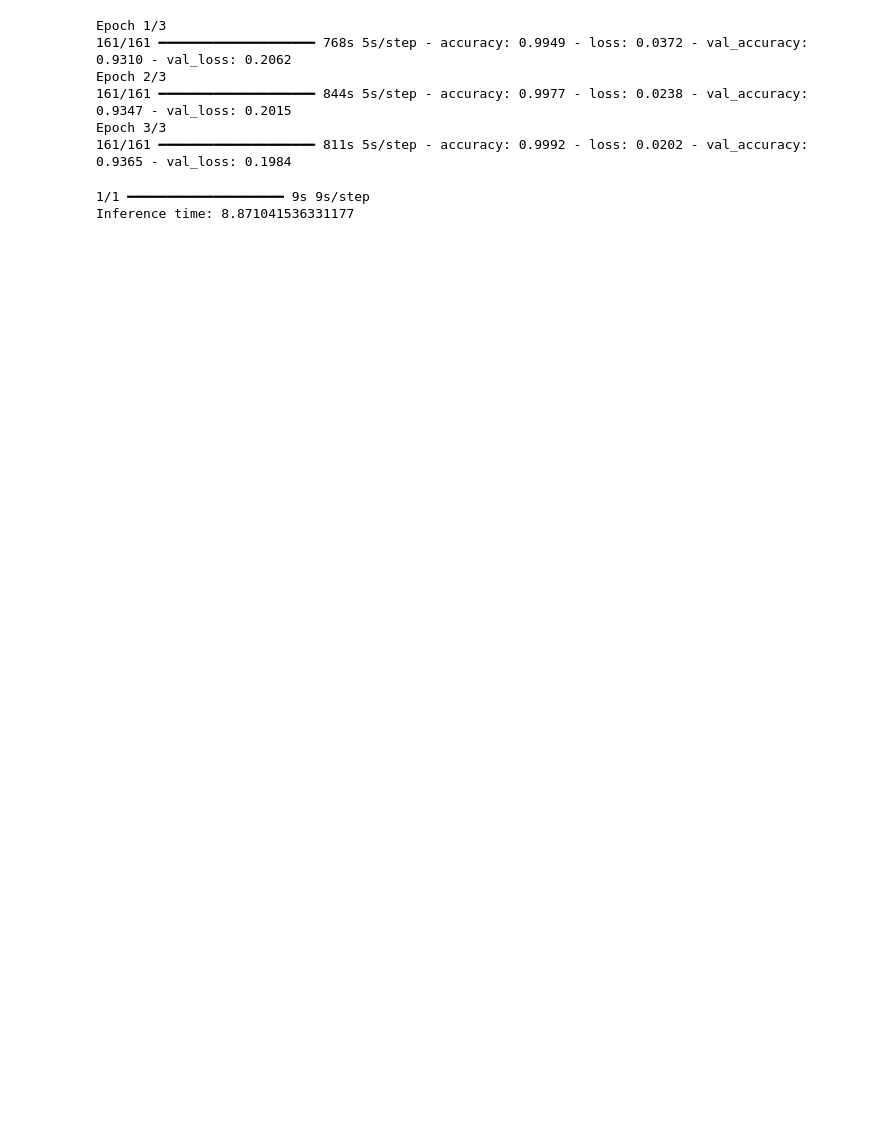
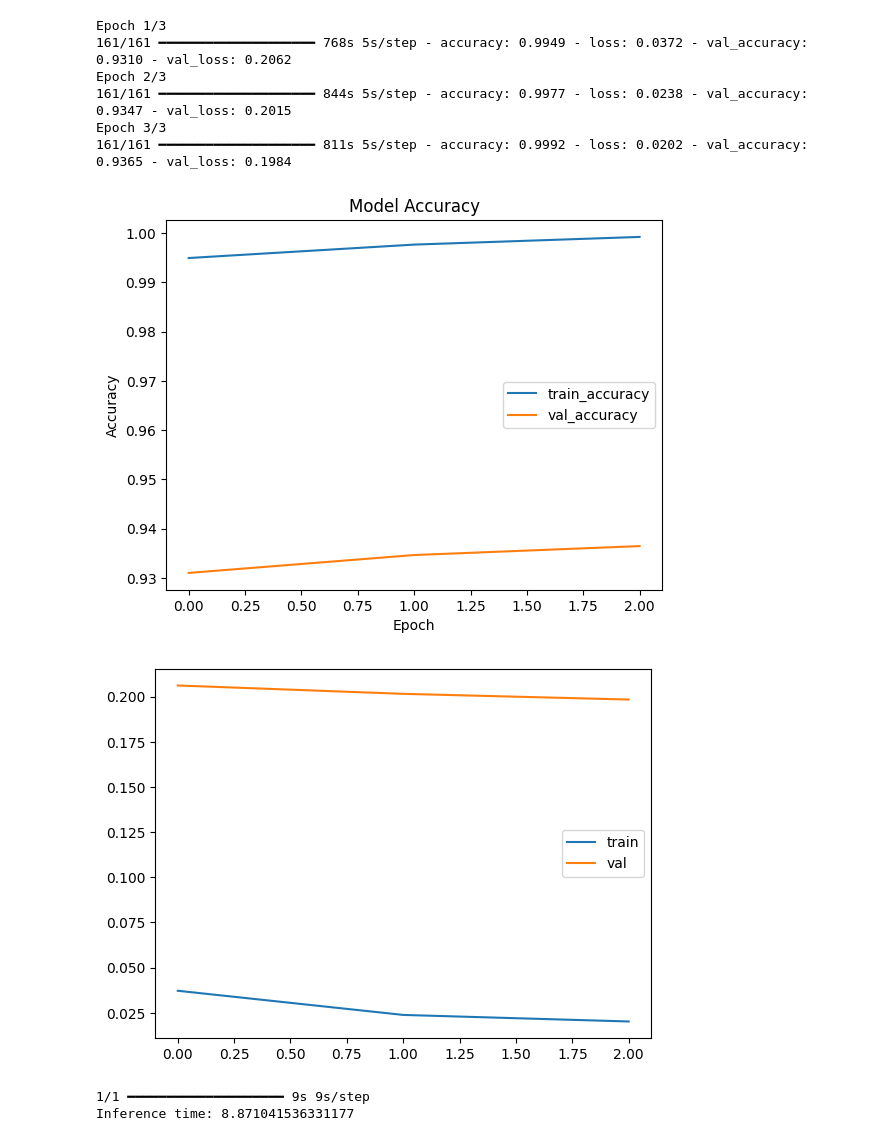
Before and after one commit to mohammadNaelIsmail/transfer-learning-flowers, a Jupyter notebook: transfer_learning.ipynb, the cells around one changed output. Saved outputs shown, nothing was run; the diff lists cells and outputs as text; code cells hidden in the pictures; blank space fills up the shorter version.

```diff
--- a/transfer_learning.ipynb
+++ b/transfer_learning.ipynb
@@ -135,6 +152,23 @@ Epoch 2/3
 161/161 ━━━━━━━━━━━━━━━━━━━━ 844s 5s/step - accuracy: 0.9977 - loss: 0.0238 - val_accuracy: 0.9347 - val_loss: 0.2015
 Epoch 3/3
 161/161 ━━━━━━━━━━━━━━━━━━━━ 811s 5s/step - accuracy: 0.9992 - loss: 0.0202 - val_accuracy: 0.9365 - val_loss: 0.1984
+# %%
+plt.plot(history_ft2.history['accuracy'], label='train_accuracy')
+plt.plot(history_ft2.history['val_accuracy'], label='val_accuracy')
+
+plt.title('Model Accuracy')
+plt.xlabel('Epoch')
+plt.ylabel('Accuracy')
+plt.legend()
+plt.show()
+
+plt.plot(history_ft2.history['loss'], label='train')
+plt.plot(history_ft2.history['val_loss'], label='val')
+plt.legend()
+plt.show()
+# %% [output]
+[figure, added]
+[figure, added]
 # %%
 import time
 
```
Also changed, not shown: parts of 1 cell of this notebook.
